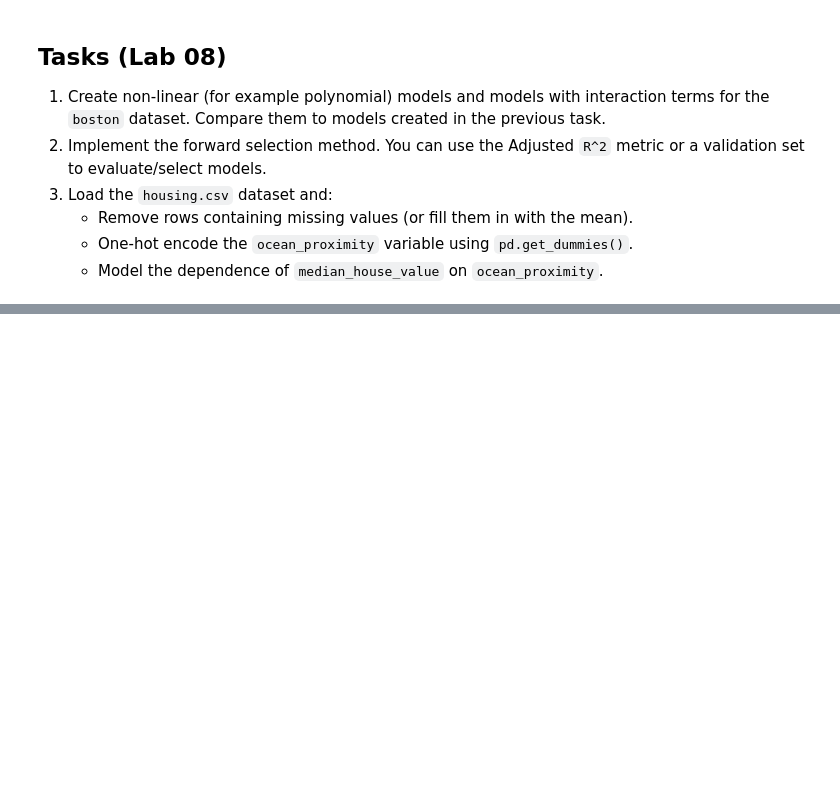
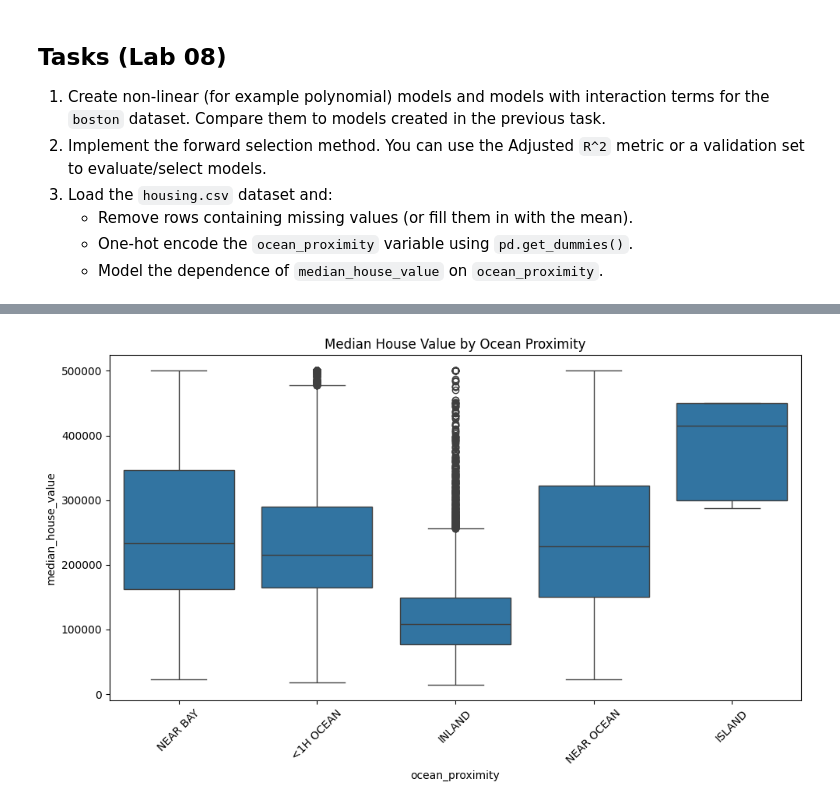
Before and after one commit to s34836/EWD, a Jupyter notebook: lab7_8.ipynb, the cells around one changed output, grey strips where cells are left out. Saved outputs shown, nothing was run; the diff lists cells and outputs as text; code cells hidden in the pictures; blank space fills up the shorter version.

```diff
--- a/lab7_8.ipynb
+++ b/lab7_8.ipynb
@@ -337,0 +666,3 @@ rm + lstat + ptratio - the best
+# %%
+housing_df = pd.read_csv('housing.csv')
+housing_df.head()
@@ -337,0 +724,2 @@ rm + lstat + ptratio - the best
+# %%
+df = housing_df.dropna()
@@ -337,0 +751,4 @@ rm + lstat + ptratio - the best
+# %%
+proximity_dummies = pd.get_dummies(df['ocean_proximity'], prefix='proximity', drop_first=True)
+#drop_first=True - bo jedno mniej (było 5 jest 4)
+proximity_dummies.head()
@@ -337,0 +762,4 @@ rm + lstat + ptratio - the best
+# %%
+df = pd.concat([df, proximity_dummies], axis=1)
+df.columns = [col.replace(' ', '_') for col in df.columns]
+df.head()
@@ -337,0 +795,9 @@ rm + lstat + ptratio - the best
+# %%
+plt.figure(figsize=(10, 6))
+sns.boxplot(x='ocean_proximity', y='median_house_value', data=df)
+plt.title('Median House Value by Ocean Proximity')
+plt.xticks(rotation=45)
+plt.tight_layout()
+plt.show()
+# %% [output]
+[figure, added]
```
Also changed, not shown: parts of 23 cells of this notebook.
